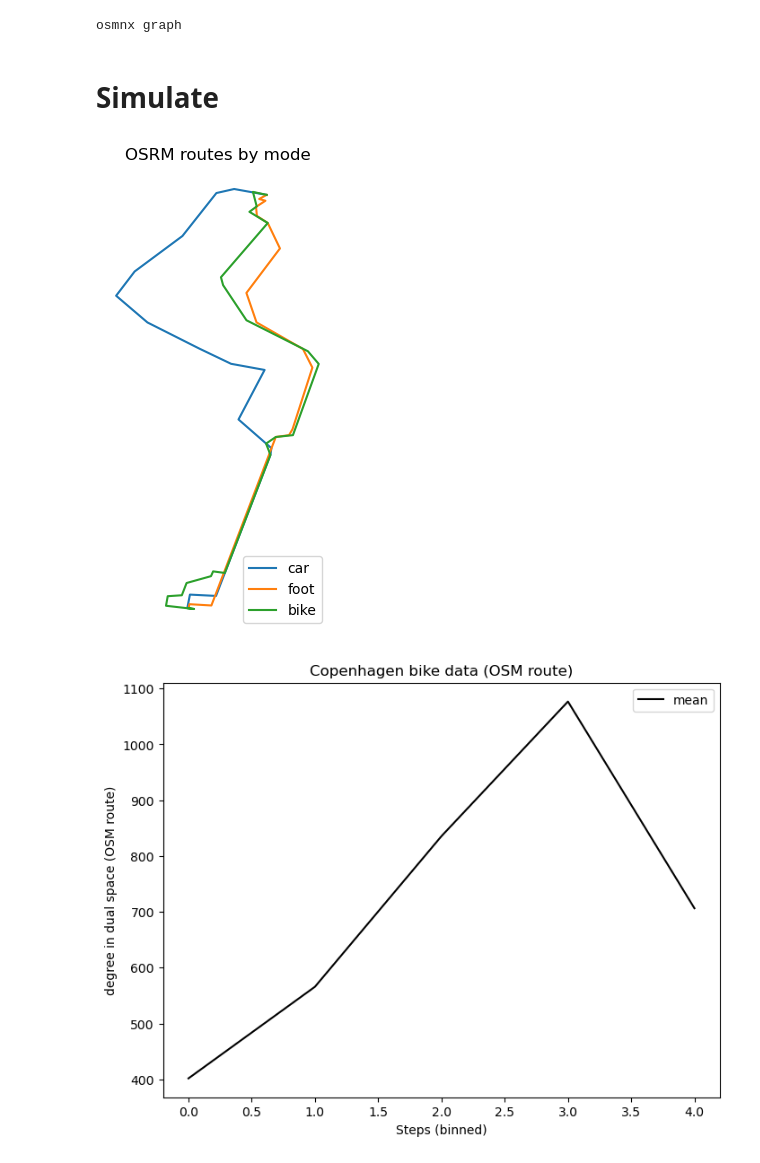
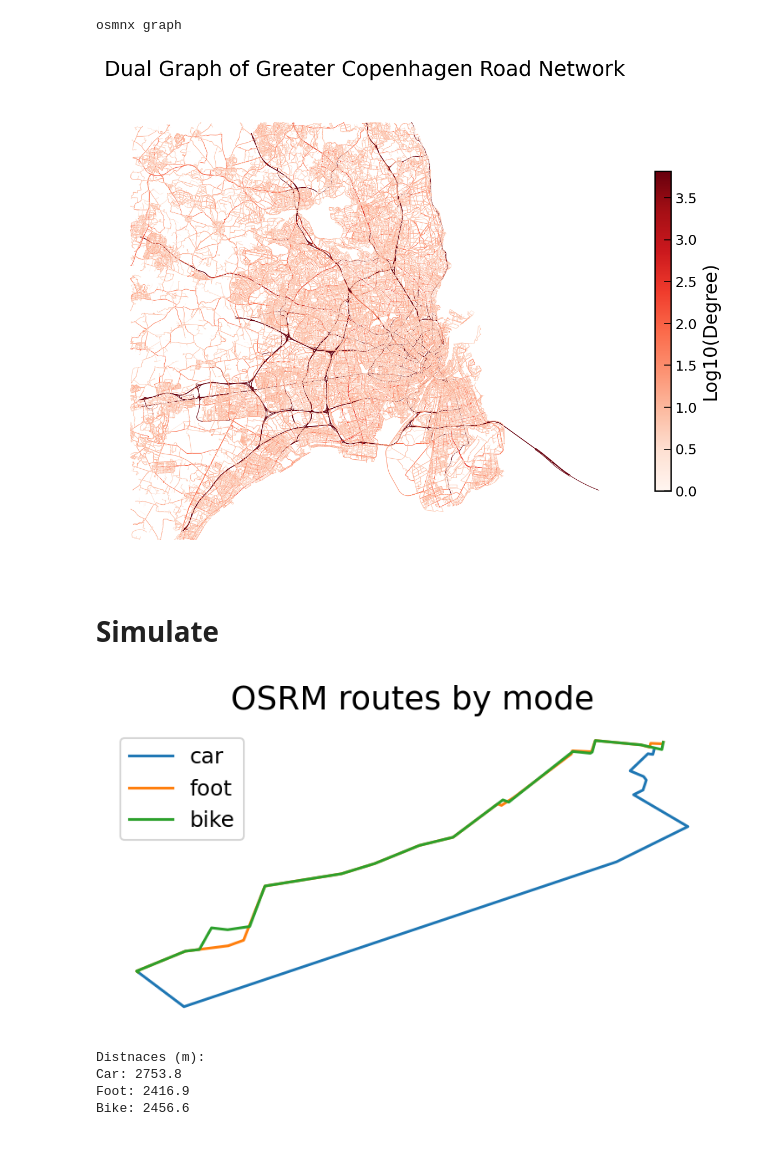
Before and after one commit to LassePSH/DualGraphDirCon, a Jupyter notebook: osrm_route.ipynb, the cells around one changed output. Cells and saved outputs as stored; diff of their text form; code cells hidden in the pictures.

Commit message:
ROUTES!

```diff
--- a/osrm_route.ipynb
+++ b/osrm_route.ipynb
@@ -32,6 +84,17 @@ gdf_merged, _, _, _ = dual_conti.get_dual_dir_con(t_buffer=10, a_threshold=20, d
 gdf_merged.crs = 3857
 # %% [output]
 osmnx graph
+# %%
+gdf_merged['degree_log'] = gdf_merged.degree.apply(lambda x: np.log10(x))
+
+fig, ax = plt.subplots(figsize=(10,10))
+gdf_merged.plot(column='degree_log', ax=ax, cmap='Reds', linewidth=0.5, legend=True
+                , legend_kwds={'label': "Log10(Degree)", 'shrink': 0.5})
+plt.title("Dual Graph of Greater Copenhagen Road Network")
+plt.axis('off')
+plt.show()
+# %% [output]
+[figure, added]
 # %%
 OSRM = {
     "foot": "http://localhost:5000",
@@ -135,4 +188,13 @@ coords = (
 # %%
+gdf_merged_4326 = gdf_merged.to_crs(epsg=4326)
+coords = (
+    gdf_merged_4326
+    .sample(2)
+    .geometry
+    .apply(lambda g: (g.coords[0][1], g.coords[0][0]))
+    .tolist()
+)
+
 coordsline_car = get_osrm_route(
     coords[0][1], coords[0][0],
     coords[1][1], coords[1][0],
@@ -161,8 +223,17 @@ ax.legend()
 ax.set_title("OSRM routes by mode")
 plt.axis('off')
 plt.show()
+
+print("Distnaces (m):")
+print("Car:", coordsline_car["distance_m"])
+print("Foot:", coordsline_foot["distance_m"])
+print("Bike:", coordsline_bike["distance_m"])
 # %% [output]
-[figure, old version]
+[figure, new version]
+Distnaces (m):
+Car: 2753.8
+Foot: 2416.9
+Bike: 2456.6
 # %%
 gdf_merged_4326 = gdf_merged.to_crs(epsg=4326)
 
@@ -247,10 +288,0 @@ bin_centers = 0.5 * (bins[:-1] + bins[1:])
-# %%
-fig, ax = plt.subplots(figsize=(8,6),dpi=100)
-ax.plot(bin_means,label='mean',color='k')
-plt.legend()
-plt.ylabel('degree in dual space (OSM route)')
-plt.xlabel('Steps (binned)')
-plt.title('Copenhagen bike data (OSM route)')
-plt.show()
-# %% [output]
-[figure, removed]
```
Also changed, not shown: parts of 12 cells of this notebook, 4 other files.
